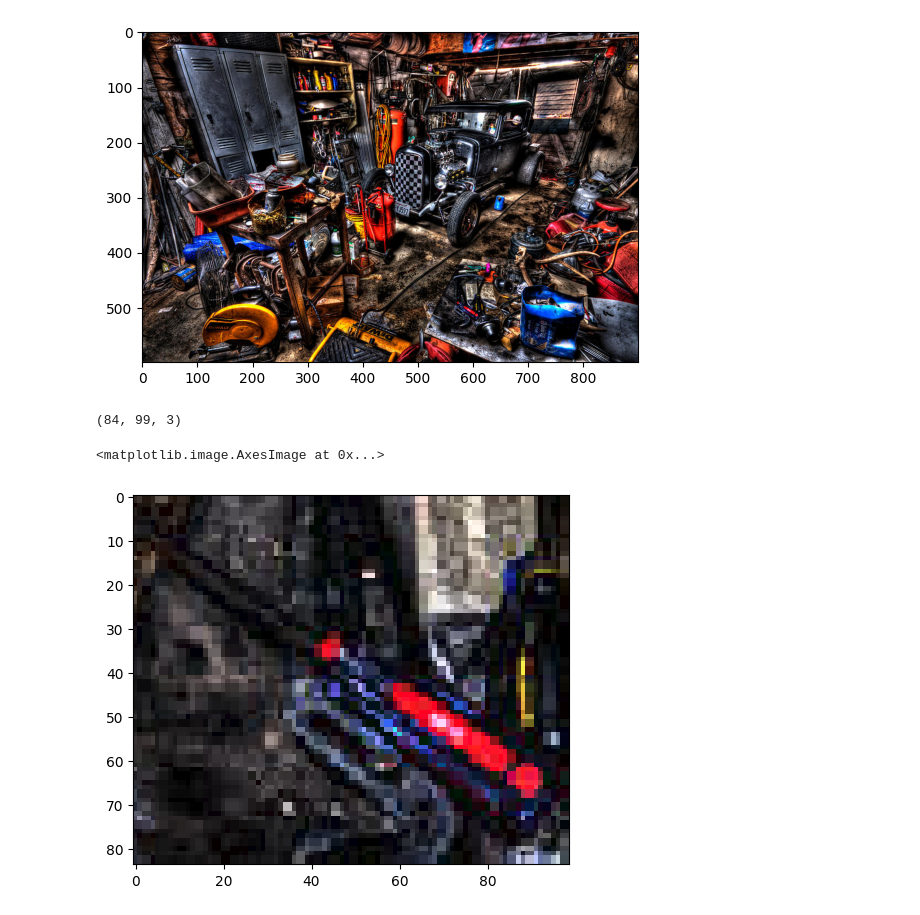
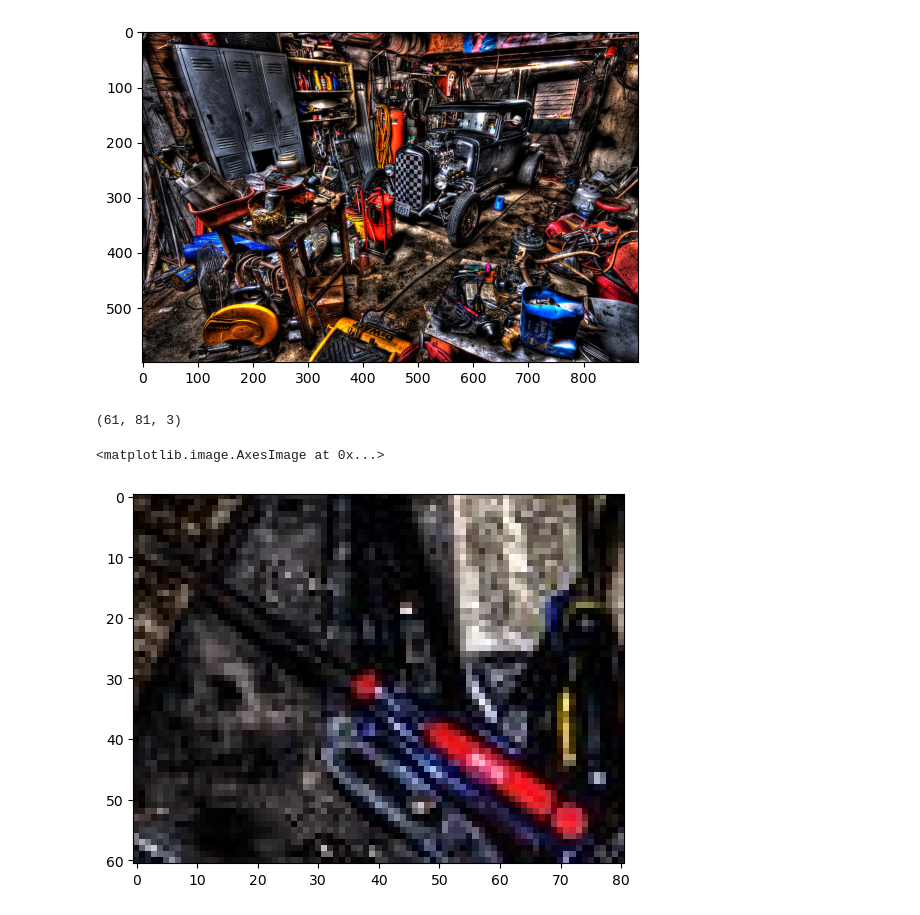
Before and after one commit to lucasmirachi/Template-Matching, a Jupyter notebook: template-matching.ipynb, the cells around one changed output. Cells and saved outputs as stored; diff of their text form; code cells hidden in the pictures.

Commit message:
feat: added images and updated README.md

```diff
--- a/template-matching.ipynb
+++ b/template-matching.ipynb
@@ -17,13 +24,20 @@ plt.imshow(full_img)
 <matplotlib.image.AxesImage at 0x...>
 [figure]
 # %%
-#Reading the template image, which in this case is a sub-set of this large full image.
-screwdriver = cv2.imread('./images/screwdriver.png')
+#Reading the template we want to match with the full image - in this case, a screwdriver
+screwdriver = cv2.imread('./images/screwdriver.jpg')
 screwdriver = cv2.cvtColor(screwdriver, cv2.COLOR_BGR2RGB)
 
 print(screwdriver.shape)
+
+height, width,channels = screwdriver.shape
+
 plt.imshow(screwdriver)
+
+#cv2.imshow('screwdriver', screwdriver)
+#cv2.waitKey(0)
+#cv2.destroyAllWindows()
 # %% [output]
-(84, 99, 3)
+(61, 81, 3)
 <matplotlib.image.AxesImage at 0x...>
-[figure, old version]
+[figure, new version]
```
Also changed, not shown: parts of 4 cells of this notebook, 10 other files.
